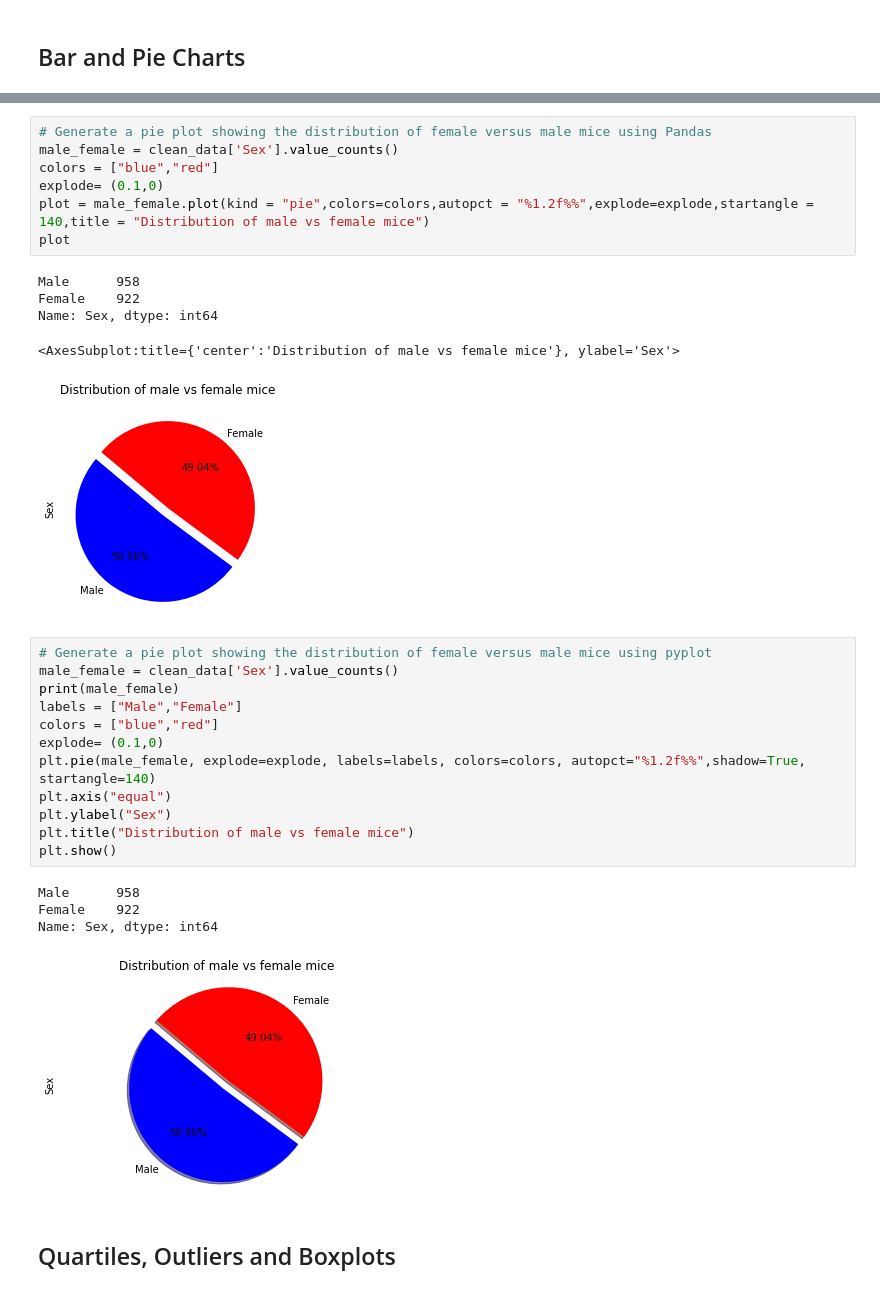
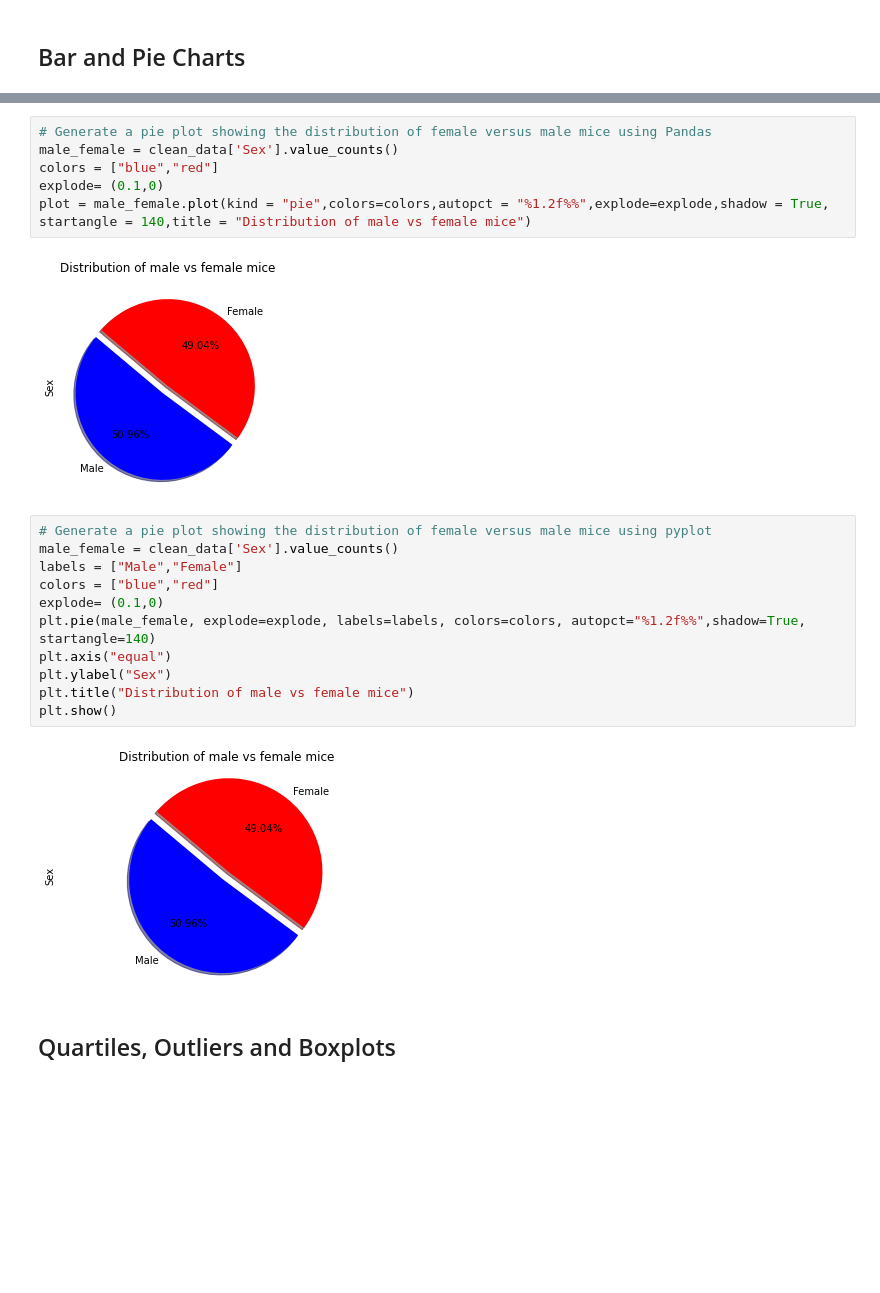
Before and after one commit to vasantap/The-Power-of-Plots, a Jupyter notebook: pymaceuticals_starter.ipynb, the cells around one changed output, grey strips where cells are left out. Saved outputs shown, nothing was run; the diff lists cells and outputs as text; blank space fills up the shorter version.

```diff
--- a/pymaceuticals_starter.ipynb
+++ b/pymaceuticals_starter.ipynb
@@ -170,20 +170,14 @@ plt.show()
 # %%
 # Generate a pie plot showing the distribution of female versus male mice using Pandas
 male_female = clean_data['Sex'].value_counts()
 colors = ["blue","red"]
 explode= (0.1,0)
-plot = male_female.plot(kind = "pie",colors=colors,autopct = "%1.2f%%",explode=explode,startangle = 140,title = "Distribution of male vs female mice")
-plot
+plot = male_female.plot(kind = "pie",colors=colors,autopct = "%1.2f%%",explode=explode,shadow = True, startangle = 140,title = "Distribution of male vs female mice")
 # %% [output]
-Male      958
-Female    922
-Name: Sex, dtype: int64
-<AxesSubplot:title={'center':'Distribution of male vs female mice'}, ylabel='Sex'>
-[figure, old version]
+[figure, new version]
 # %%
 # Generate a pie plot showing the distribution of female versus male mice using pyplot
 male_female = clean_data['Sex'].value_counts()
-print(male_female)
 labels = ["Male","Female"]
 colors = ["blue","red"]
 explode= (0.1,0)
@@ -193,9 +187,6 @@ plt.ylabel("Sex")
 plt.title("Distribution of male vs female mice")
 plt.show()
 # %% [output]
-Male      958
-Female    922
-Name: Sex, dtype: int64
 [figure]
 # %% [markdown]
 ## Quartiles, Outliers and Boxplots
```
Also changed, not shown: parts of 6 cells of this notebook.
